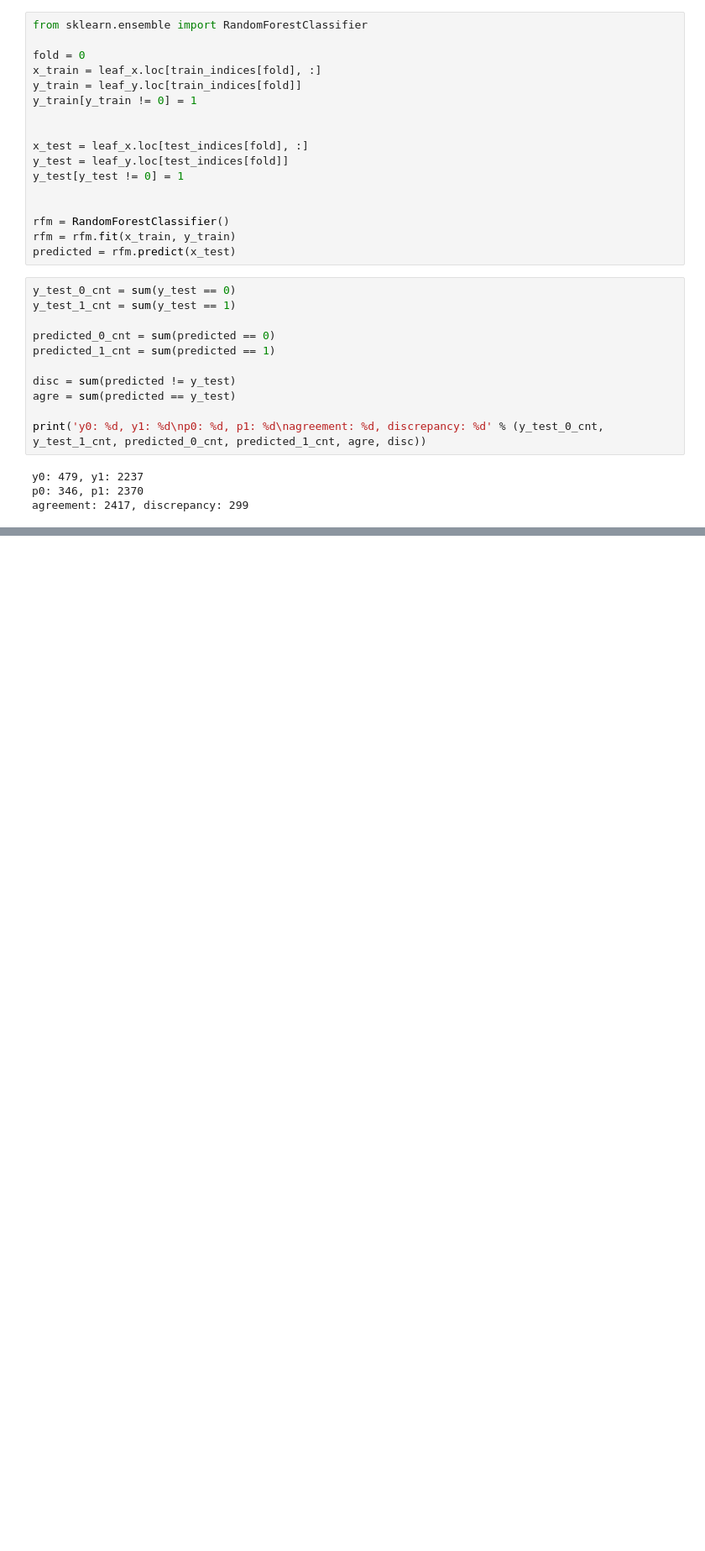
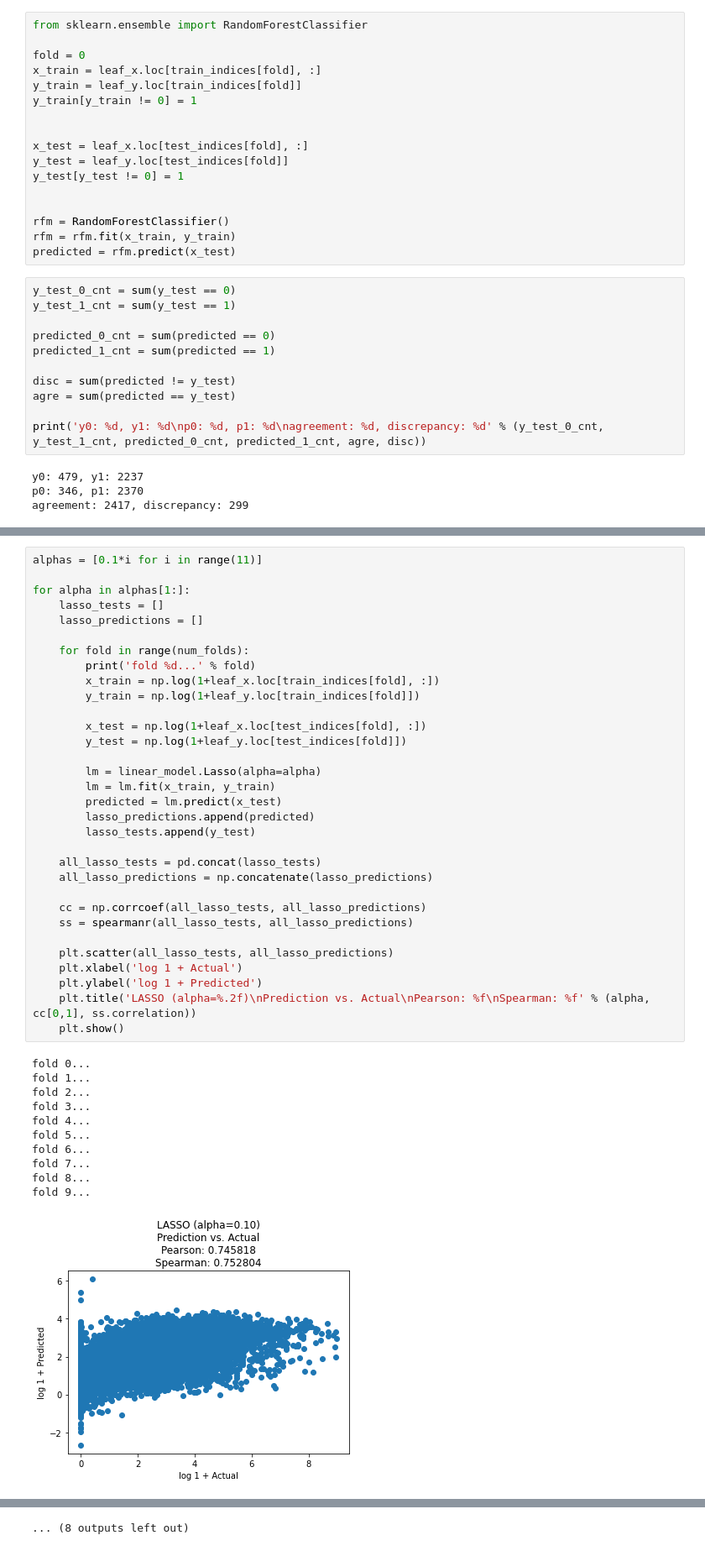
Before and after one commit to asiahpirani/plant_histone_modification, a Jupyter notebook: random_forest_test.ipynb, the cells around one changed output, grey strips where cells are left out. Shown: that part at 84% size. Drawn from its saved outputs; the diff is of its cells as text; blank space fills up the shorter version.

```diff
--- a/random_forest_test.ipynb
+++ b/random_forest_test.ipynb
@@ -195,0 +283,44 @@ agreement: 2417, discrepancy: 299
+# %%
+alphas = [0.1*i for i in range(11)]
+
+for alpha in alphas[1:]:
+    lasso_tests = []
+    lasso_predictions = []
+
+    for fold in range(num_folds):
+        print('fold %d...' % fold)
+        x_train = np.log(1+leaf_x.loc[train_indices[fold], :])
+        y_train = np.log(1+leaf_y.loc[train_indices[fold]])
+
+        x_test = np.log(1+leaf_x.loc[test_indices[fold], :])
+        y_test = np.log(1+leaf_y.loc[test_indices[fold]])
+
+        lm = linear_model.Lasso(alpha=alpha)
+        lm = lm.fit(x_train, y_train)
+        predicted = lm.predict(x_test)
+        lasso_predictions.append(predicted)
+        lasso_tests.append(y_test)
+
+    all_lasso_tests = pd.concat(lasso_tests)
+    all_lasso_predictions = np.concatenate(lasso_predictions)
+
+    cc = np.corrcoef(all_lasso_tests, all_lasso_predictions)
+    ss = spearmanr(all_lasso_tests, all_lasso_predictions)
+
+    plt.scatter(all_lasso_tests, all_lasso_predictions)
+    plt.xlabel('log 1 + Actual')
+    plt.ylabel('log 1 + Predicted')
+    plt.title('LASSO (alpha=%.2f)\nPrediction vs. Actual\nPearson: %f\nSpearman: %f' % (alpha, cc[0,1], ss.correlation))
+    plt.show()
+# %% [output]
+fold 0...
+fold 1...
+fold 2...
+fold 3...
+fold 4...
+fold 5...
+fold 6...
+fold 7...
+fold 8...
+fold 9...
+[figure, added]
@@ -195,0 +382 @@ agreement: 2417, discrepancy: 299
+... (8 outputs left out)
```
Also changed, not shown: parts of 13 cells of this notebook.
